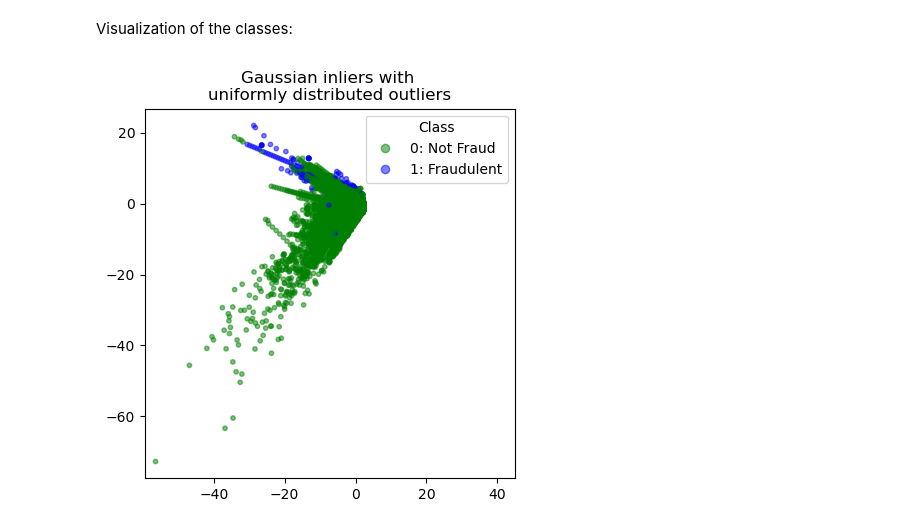
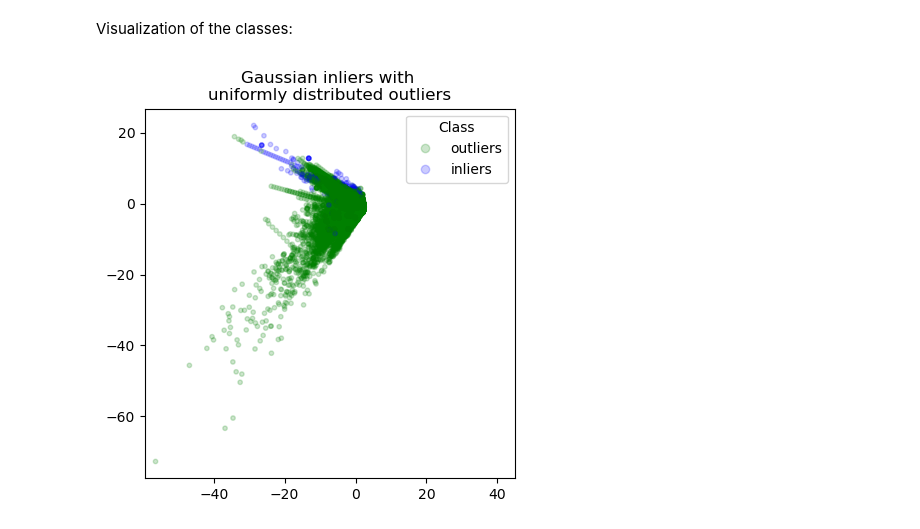
Before and after one commit to corvusxi/phase5_project, a Jupyter notebook: Credit_Card_Fraud_Isolation_Forest.ipynb, the cells around one changed output. Cells and saved outputs as stored; diff of their text form; code cells hidden in the pictures.

```diff
--- a/Credit_Card_Fraud_Isolation_Forest.ipynb
+++ b/Credit_Card_Fraud_Isolation_Forest.ipynb
@@ -148,11 +150,11 @@ Visualization of the classes:
 from matplotlib import colors
 cmapcolors = colors.ListedColormap(["green", "blue"])
 # %%
-scatter = plt.scatter(Xnp[:, 0], Xnp[:, 1], c=ynp, s=10, alpha=0.5, cmap=cmapcolors)
+scatter = plt.scatter(Xnp[:, 0], Xnp[:, 1], c=ynp, s=10, alpha=0.2, cmap=cmapcolors)
 handles, labels = scatter.legend_elements()
 plt.axis("square")
-plt.legend(handles=handles, labels=["0: Not Fraud", "1: Fraudulent"], title="Class")
+plt.legend(handles=handles, labels=["outliers", "inliers"], title="Class")
 plt.title("Gaussian inliers with \nuniformly distributed outliers")
 plt.show()
 # %% [output]
-[figure, old version]
+[figure, new version]
```
Also changed, not shown: parts of 1 cell of this notebook, 2 other files.
